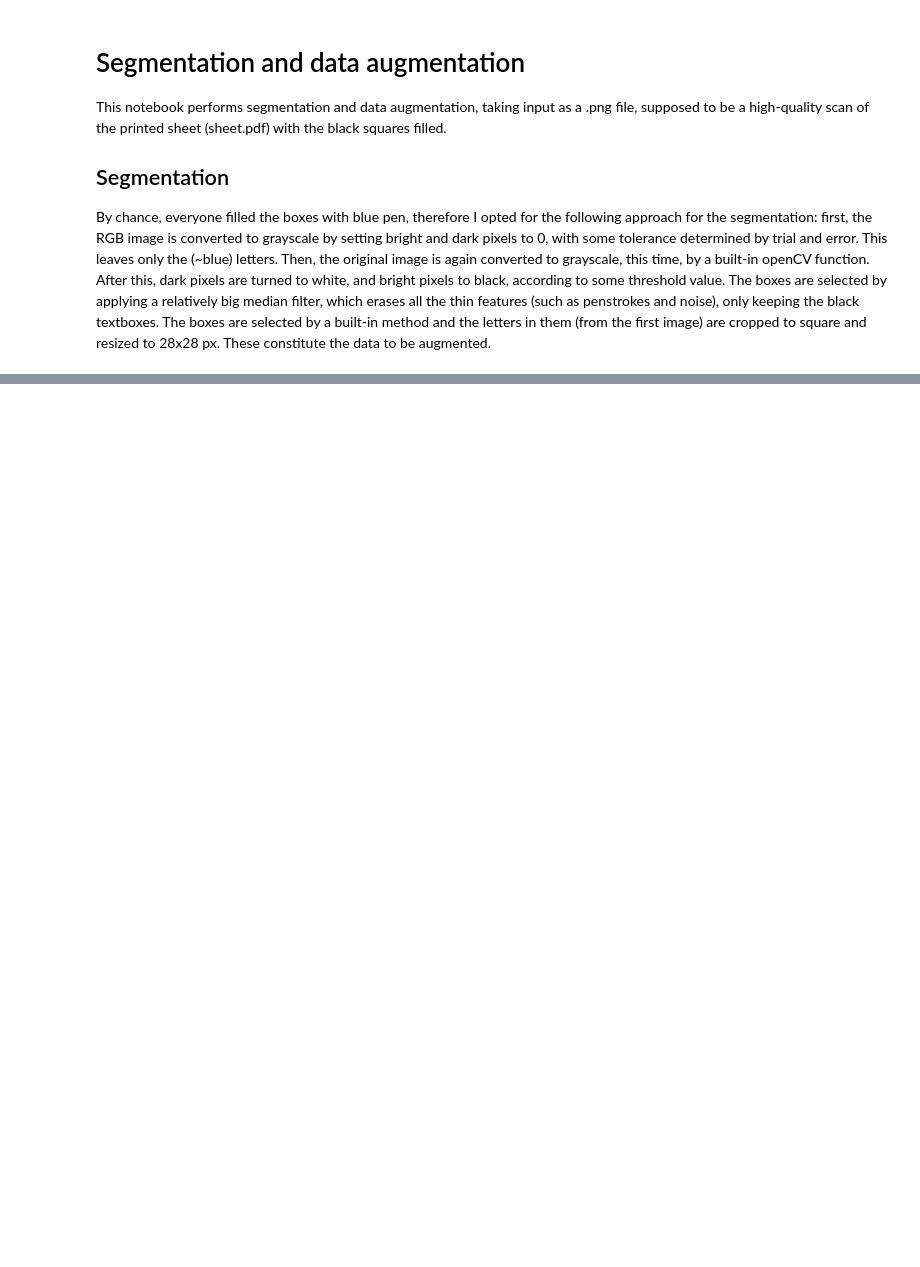
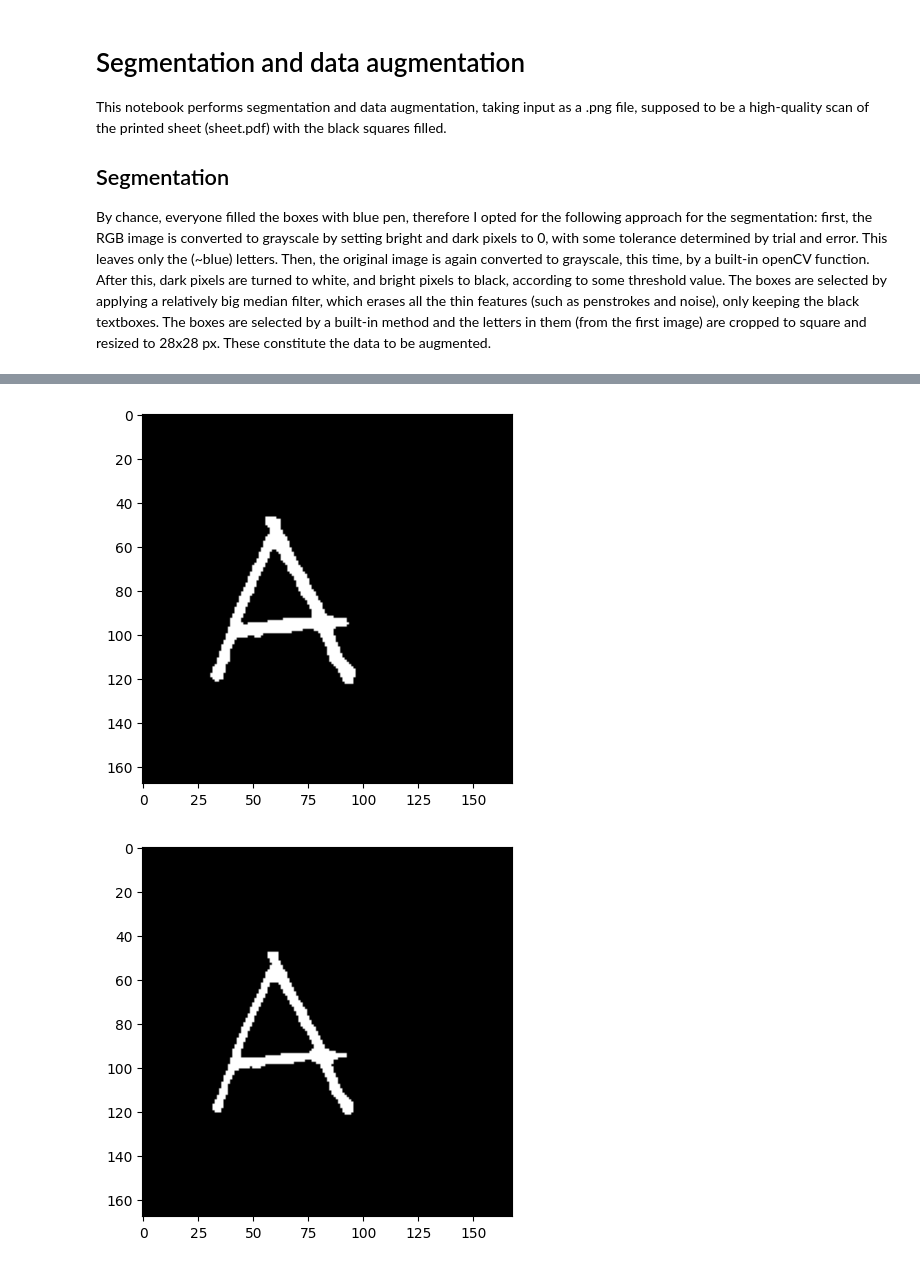
Before and after one commit to rmlan/iml, a Jupyter notebook: segmentation_and_augmentation.ipynb, the cells around one changed output, grey strips where cells are left out. Cells and saved outputs as stored; diff of their text form; code cells hidden in the pictures; blank space fills up the shorter version.

```diff
--- a/segmentation_and_augmentation.ipynb
+++ b/segmentation_and_augmentation.ipynb
@@ -111,0 +145,16 @@ def sort_contours_by_row(contours, y_tolerance=10):
+# %%
+plt.imshow(letters[0, 0, :, :], cmap='gray')
+
+plt.show()
+a = letters[0, 0, :, :]
+a = convolve2d(a, np.ones((3, 3)), mode='same', boundary='symm')
+_, a = cv2.threshold(a, 6, 1.0, cv2.THRESH_BINARY)
+plt.imshow(a, cmap='gray')
+plt.show()
+a = convolve2d(a, np.ones((3, 3)), mode='same', boundary='symm')
+_, a = cv2.threshold(a, 6, 1.0, cv2.THRESH_BINARY)
+plt.imshow(a, cmap='gray')
+plt.show()
+# %% [output]
+[figure, added]
+[figure, added]
```
Also changed, not shown: parts of 8 cells of this notebook.
